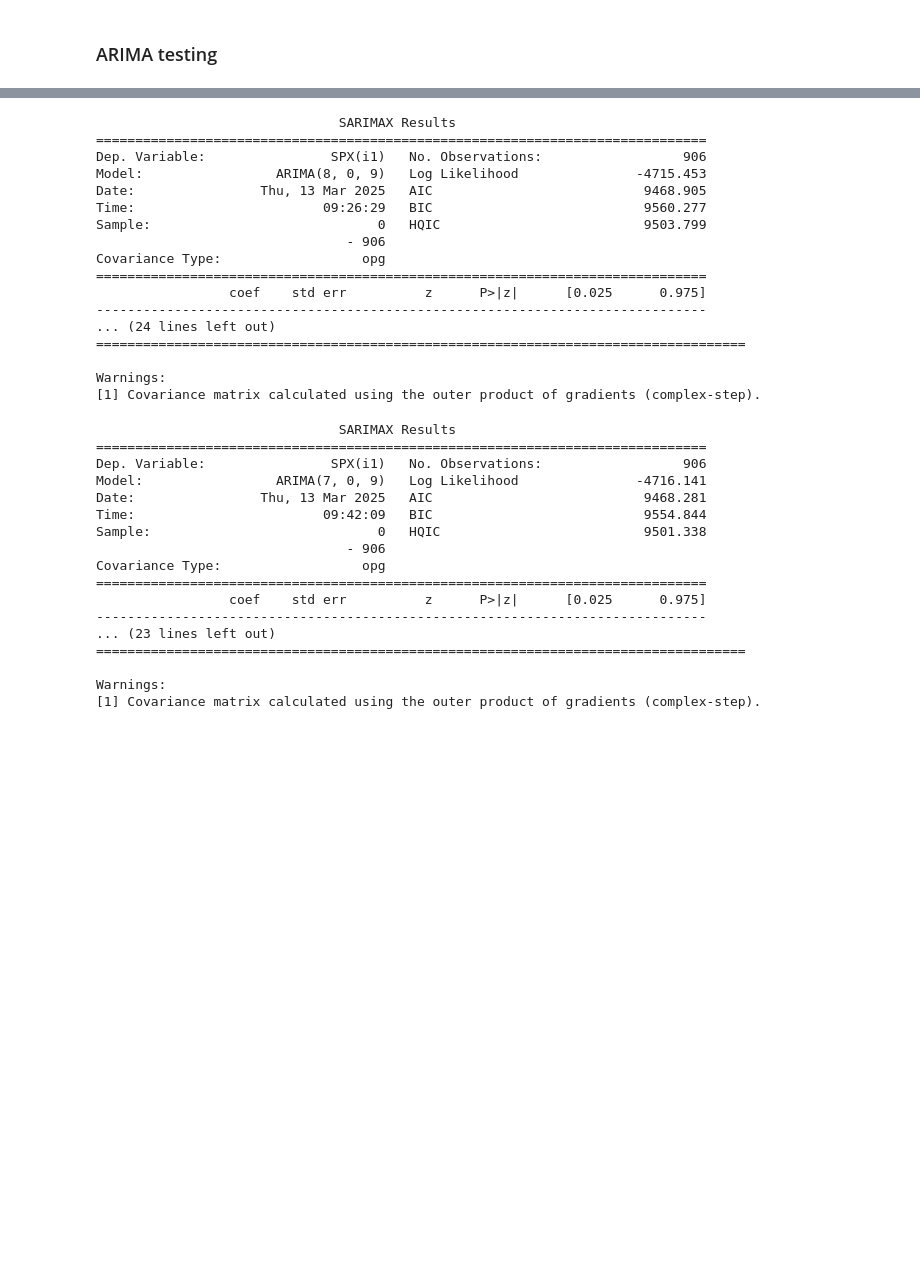
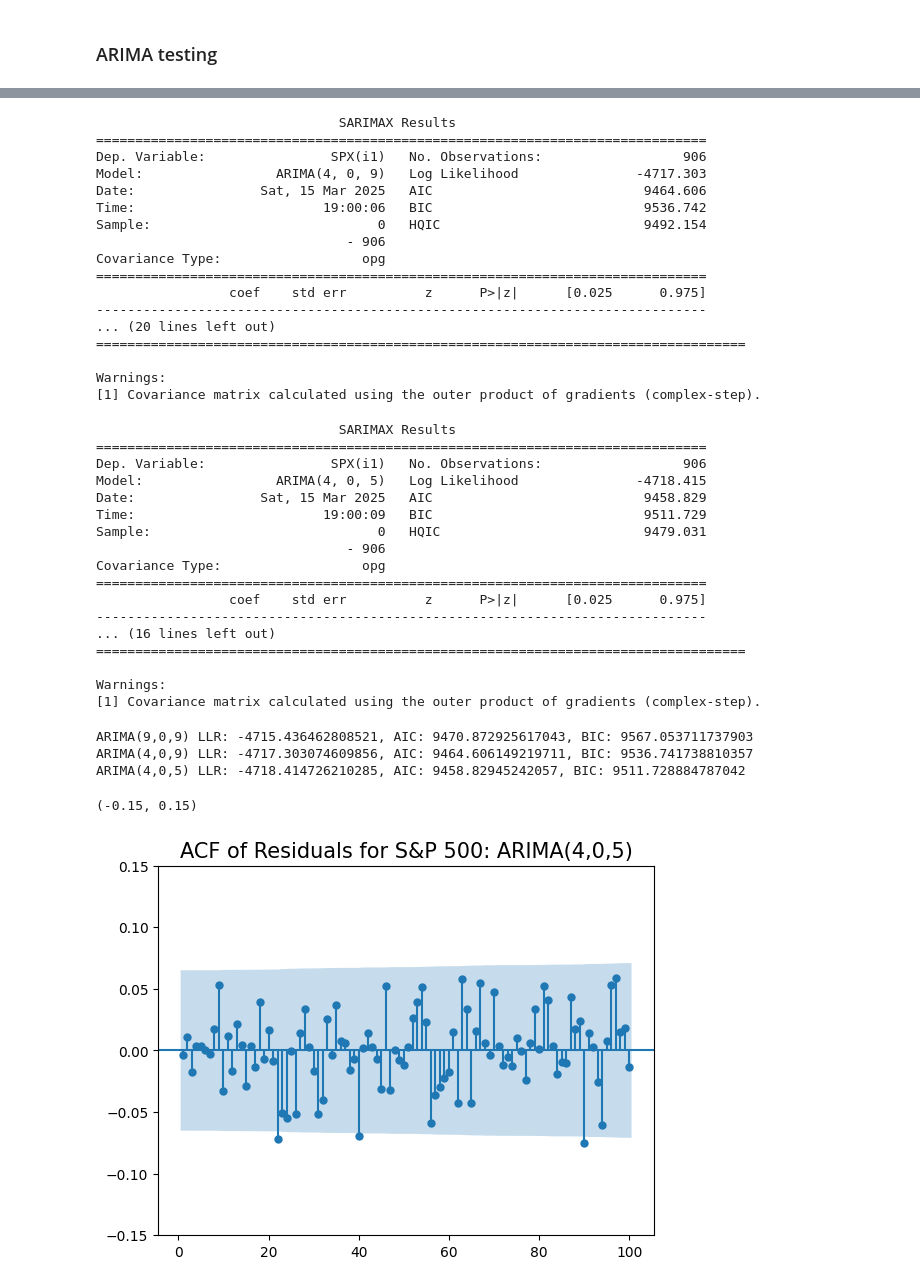
Before and after one commit to hivan04/spx_price_forecast, a Jupyter notebook: Notebooks/2. model_training_spx.ipynb, the cells around one changed output, grey strips where cells are left out. Drawn from its saved outputs; the diff is of its cells as text; code cells hidden in the pictures; blank space fills up the shorter version.

```diff
--- a/Notebooks/2. model_training_spx.ipynb
+++ b/Notebooks/2. model_training_spx.ipynb
@@ -654,47 +672,68 @@ Covariance Type:                  opg
 Warnings:
 [1] Covariance matrix calculated using the outer product of gradients (complex-step).
 # %%
-arima_spx_809 = ARIMA(df['SPX(i1)'], order=(8,0,9))
-results_arima_spx_809= arima_spx_809.fit()
-print(results_arima_spx_809.summary())
+arima_spx_409 = ARIMA(df['SPX(i1)'], order=(4,0,9))
+results_arima_spx_409= arima_spx_409.fit()
+print(results_arima_spx_409.summary())
 # %% [output]
                                SARIMAX Results
 ==============================================================================
 Dep. Variable:                SPX(i1)   No. Observations:                  906
-Model:                 ARIMA(8, 0, 9)   Log Likelihood               -4715.453
-Date:                Thu, 13 Mar 2025   AIC                           9468.905
-Time:                        09:26:29   BIC                           9560.277
-Sample:                             0   HQIC                          9503.799
+Model:                 ARIMA(4, 0, 9)   Log Likelihood               -4717.303
+Date:                Sat, 15 Mar 2025   AIC                           9464.606
+Time:                        19:00:06   BIC                           9536.742
+Sample:                             0   HQIC                          9492.154
                                 - 906
 Covariance Type:                  opg
 ==============================================================================
                  coef    std err          z      P>|z|      [0.025      0.975]
 ------------------------------------------------------------------------------
-... (24 lines left out)
+... (20 lines left out)
 ===================================================================================
 
 Warnings:
 [1] Covariance matrix calculated using the outer product of gradients (complex-step).
 # %%
-arima_spx_709 = ARIMA(df['SPX(i1)'], order=(7,0,9))
-results_arima_spx_709= arima_spx_709.fit()
-print(results_arima_spx_709.summary())
+arima_spx_405 = ARIMA(df['SPX(i1)'], order=(4,0,5))
+results_arima_spx_405= arima_spx_405.fit()
+print(results_arima_spx_405.summary())
 # %% [output]
                                SARIMAX Results
 ==============================================================================
 Dep. Variable:                SPX(i1)   No. Observations:                  906
-Model:                 ARIMA(7, 0, 9)   Log Likelihood               -4716.141
-Date:                Thu, 13 Mar 2025   AIC                           9468.281
-Time:                        09:42:09   BIC                           9554.844
-Sample:                             0   HQIC                          9501.338
+Model:                 ARIMA(4, 0, 5)   Log Likelihood               -4718.415
+Date:                Sat, 15 Mar 2025   AIC                           9458.829
+Time:                        19:00:09   BIC                           9511.729
+Sample:                             0   HQIC                          9479.031
                                 - 906
 Covariance Type:                  opg
 ==============================================================================
                  coef    std err          z      P>|z|      [0.025      0.975]
 ------------------------------------------------------------------------------
-... (23 lines left out)
+... (16 lines left out)
 ===================================================================================
 
 Warnings:
 [1] Covariance matrix calculated using the outer product of gradients (complex-step).
+# %%
+#Comparing the LLR, AIC and BICs of the three models ARIMA(9,0,9), ARIMA(4,0,9) and ARIMA(4,0,5)
+print(f"ARIMA(9,0,9) LLR: {results_arima_spx_909.llf}, AIC: {results_arima_spx_909.aic}, BIC: {results_arima_spx_909.bic}")
+print(f"ARIMA(4,0,9) LLR: {results_arima_spx_409.llf}, AIC: {results_arima_spx_409.aic}, BIC: {results_arima_spx_409.bic}")
+print(f"ARIMA(4,0,5) LLR: {results_arima_spx_405.llf}, AIC: {results_arima_spx_405.aic}, BIC: {results_arima_spx_405.bic}")
+
+#Despite ARIMA(4,0,5) having the lowest LLR, we have seen these contradicting results above, so we will move our focus
+#to the information criterion has the lowest AIC and BIC values. ARIMA(4,0,5) has lowest ICs, so we will proceed with
+#it as our final model.
+# %% [output]
+ARIMA(9,0,9) LLR: -4715.436462808521, AIC: 9470.872925617043, BIC: 9567.053711737903
+ARIMA(4,0,9) LLR: -4717.303074609856, AIC: 9464.606149219711, BIC: 9536.741738810357
+ARIMA(4,0,5) LLR: -4718.414726210285, AIC: 9458.82945242057, BIC: 9511.728884787042
+# %%
+arima_res_spx_405 = results_arima_spx_405.resid
+sgt.plot_acf(arima_res_spx_405, zero = False, lags = 100)
+plt.title("ACF of Residuals for S&P 500: ARIMA(4,0,5)", size = 15)
+plt.ylim(-0.15,0.15)
+# %% [output]
+(-0.15, 0.15)
+[figure, added]
 # %%
```
Also changed, not shown: parts of 22 cells of this notebook, 43 other files.
